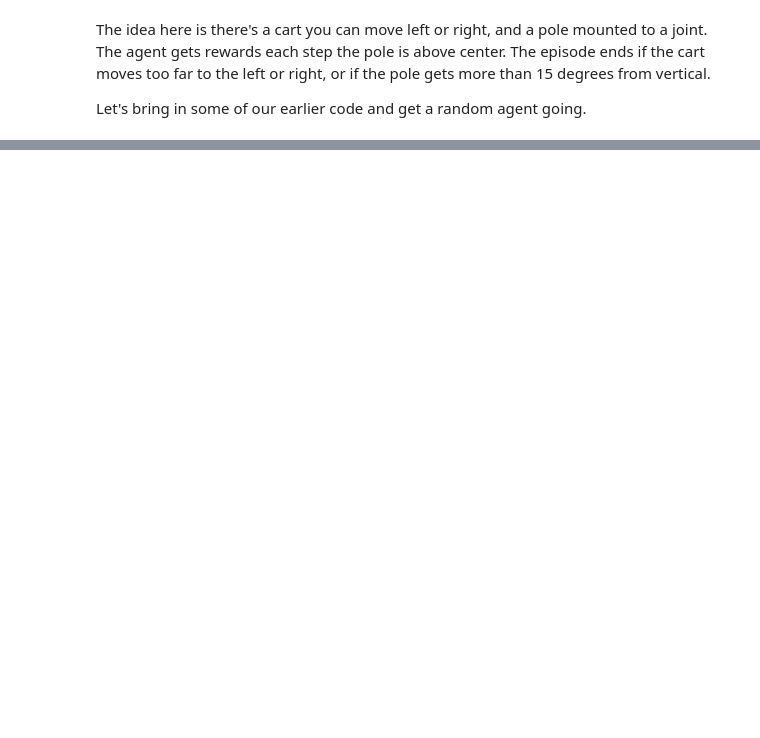
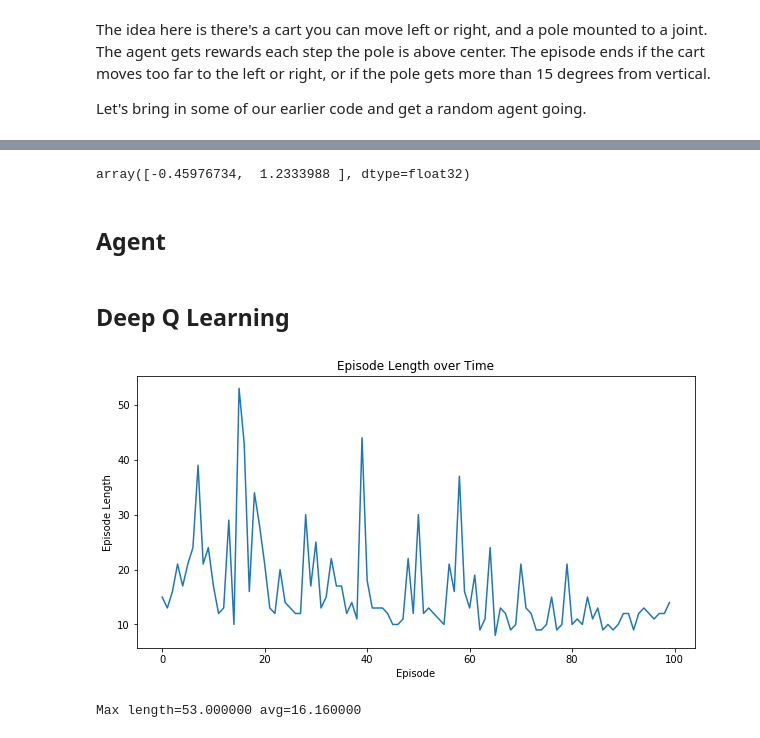
Before and after one commit to unoti/ai-gym-experiments, a Jupyter notebook: 5-CartPole-2.ipynb, the cells around one changed output, grey strips where cells are left out. Drawn from its saved outputs; the diff is of its cells as text; code cells hidden in the pictures; blank space fills up the shorter version.

Commit message:
started sarsa

```diff
--- a/5-CartPole-2.ipynb
+++ b/5-CartPole-2.ipynb
@@ -29,0 +96,47 @@ env.close()
+# %%
+ap.predict(np.array([1,2,3,4]))
+# %% [output]
+array([-0.45976734,  1.2333988 ], dtype=float32)
+# %% [markdown]
+## Agent
+# %%
+class Agent:
+    def __init__(self, env, policy):
+        self.env = env
+        self.policy = policy
+
+    def run_episode(self, render=False):
+        episode = [] # prev_state, prev_action, reward, state, done
+        state = env.reset()
+        action = None
+        while True:
+            prev_state = state
+            prev_action = action
+            action = self.policy.suggest_action(state)
+            state, reward, done, _ = env.step(action)
+            episode.append((prev_state, prev_action, reward, state, done))
+            self.policy.update_step(prev_state, prev_action, reward, state)
+            if render:
+                self.env.render()
+            if done:
+                break
+        return episode
+
+    def train(self, episodes=100, render=False, epsilon_start=1.0, epsilon_min = 0.01, epsilon_decay=0.99):
+        episode_lengths = []
+
+        epsilon_orig = agent.policy.epsilon # Save the original epsilon, in case we want to do external things with agent later.
+        agent.policy.epsilon = epsilon_start
+
+        for i in log_progress(range(episodes), name='Episodes'):
+            episode = self.run_episode(render=render)
+            episode_lengths.append(len(episode))
+            #agent.policy.episode_completed(episode)
+            agent.policy.epsilon = max(agent.policy.epsilon * epsilon_decay, epsilon_min) # Decay epsilon, but not below minimum.
+
+        plot_episode_lengths(episode_lengths)
+        print('Max length=%f avg=%f' % (np.max(episode_lengths), np.mean(episode_lengths)))
+
+        agent.policy.epsilon = epsilon_orig # Restore epsilon.
+# %% [markdown]
+## Deep Q Learning
@@ -29,0 +190,6 @@ env.close()
+# %%
+agent = Agent(env, DeepQPolicy(env))
+agent.train(episodes=100)
+# %% [output]
+[figure, added]
+Max length=53.000000 avg=16.160000
```
Also changed, not shown: parts of 15 cells of this notebook, 1 other file.
